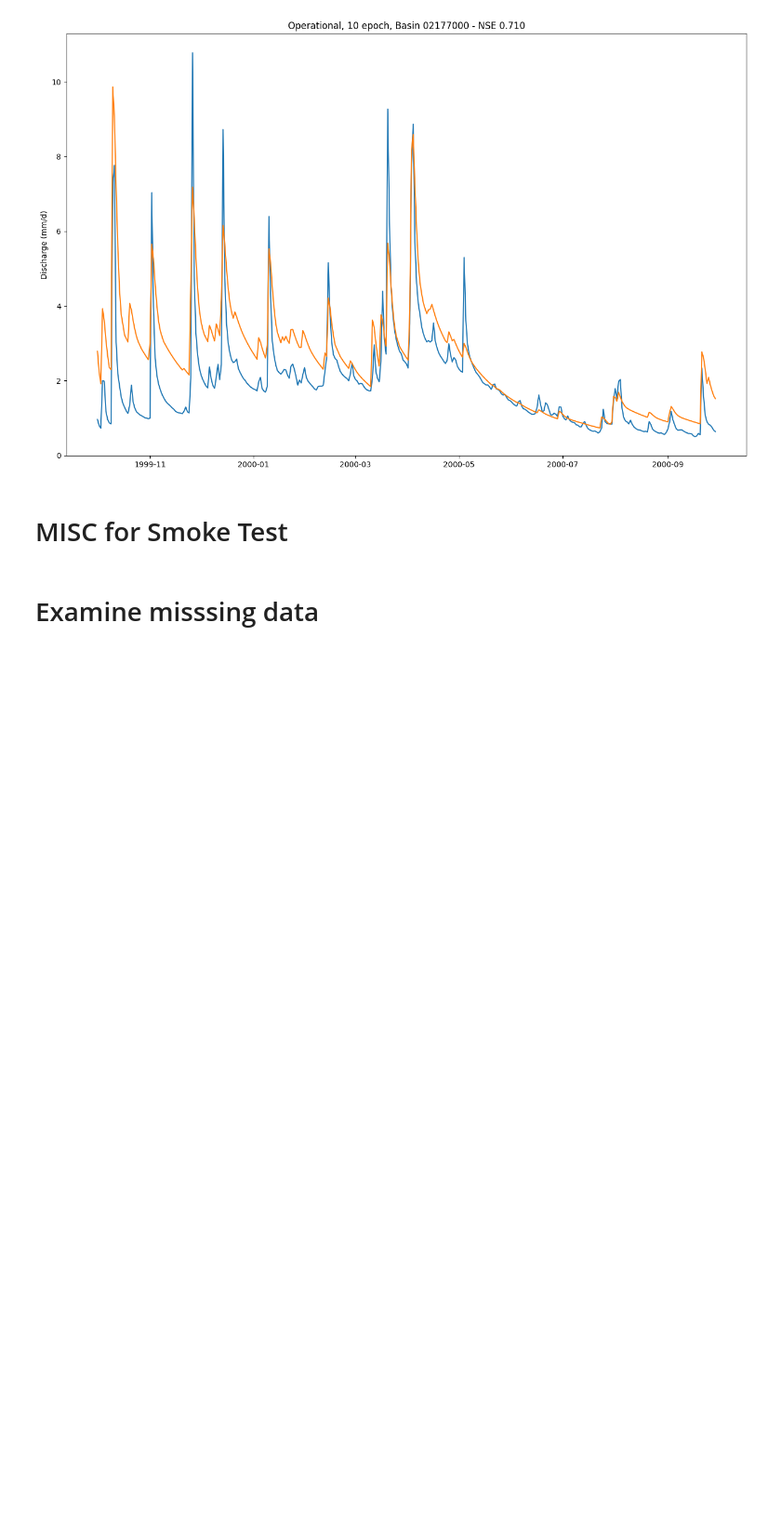
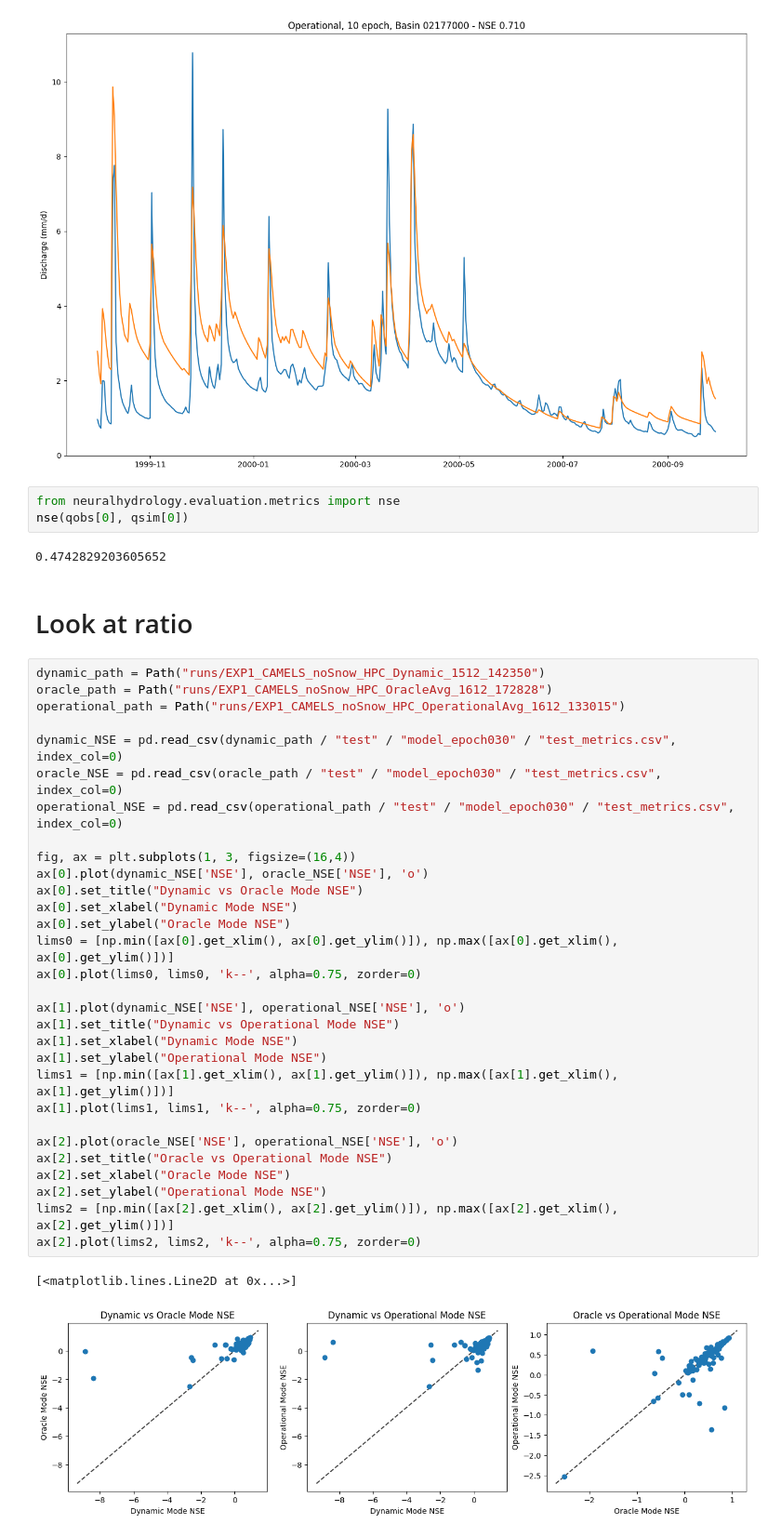
Before and after one commit to mines-ciroh/neuralhydrology-dcfe, a Jupyter notebook: examples/07-DCFE/smokeTest.ipynb, the cells around one changed output. Shown at 93% size. Saved outputs shown, nothing was run; the diff lists cells and outputs as text; blank space fills up the shorter version.

```diff
--- a/examples/07-DCFE/smokeTest.ipynb
+++ b/examples/07-DCFE/smokeTest.ipynb
@@ -255,7 +250,43 @@ ax.set_title(f"Operational, 10 epoch, Basin 02177000 - NSE {results['02177000'][
 # %% [output]
 Text(0.5, 1.0, 'Operational, 10 epoch, Basin 02177000 - NSE 0.710')
 [figure]
-# %% [markdown]
-# MISC for Smoke Test
-# %% [markdown]
-# Examine misssing data
+# %%
+from neuralhydrology.evaluation.metrics import nse
+nse(qobs[0], qsim[0])
+# %% [output]
+0.4742829203605652
+# %% [markdown]
+# Look at ratio
+# %%
+dynamic_path = Path("runs/EXP1_CAMELS_noSnow_HPC_Dynamic_1512_142350")
+oracle_path = Path("runs/EXP1_CAMELS_noSnow_HPC_OracleAvg_1612_172828")
+operational_path = Path("runs/EXP1_CAMELS_noSnow_HPC_OperationalAvg_1612_133015")
+
+dynamic_NSE = pd.read_csv(dynamic_path / "test" / "model_epoch030" / "test_metrics.csv", index_col=0)
+oracle_NSE = pd.read_csv(oracle_path / "test" / "model_epoch030" / "test_metrics.csv", index_col=0)
+operational_NSE = pd.read_csv(operational_path / "test" / "model_epoch030" / "test_metrics.csv", index_col=0)
+
+fig, ax = plt.subplots(1, 3, figsize=(16,4))
+ax[0].plot(dynamic_NSE['NSE'], oracle_NSE['NSE'], 'o')
+ax[0].set_title("Dynamic vs Oracle Mode NSE")
+ax[0].set_xlabel("Dynamic Mode NSE")
+ax[0].set_ylabel("Oracle Mode NSE")
+lims0 = [np.min([ax[0].get_xlim(), ax[0].get_ylim()]), np.max([ax[0].get_xlim(), ax[0].get_ylim()])]
+ax[0].plot(lims0, lims0, 'k--', alpha=0.75, zorder=0)
+
+ax[1].plot(dynamic_NSE['NSE'], operational_NSE['NSE'], 'o')
+ax[1].set_title("Dynamic vs Operational Mode NSE")
+ax[1].set_xlabel("Dynamic Mode NSE")
+ax[1].set_ylabel("Operational Mode NSE")
+lims1 = [np.min([ax[1].get_xlim(), ax[1].get_ylim()]), np.max([ax[1].get_xlim(), ax[1].get_ylim()])]
+ax[1].plot(lims1, lims1, 'k--', alpha=0.75, zorder=0)
+
+ax[2].plot(oracle_NSE['NSE'], operational_NSE['NSE'], 'o')
+ax[2].set_title("Oracle vs Operational Mode NSE")
+ax[2].set_xlabel("Oracle Mode NSE")
+ax[2].set_ylabel("Operational Mode NSE")
+lims2 = [np.min([ax[2].get_xlim(), ax[2].get_ylim()]), np.max([ax[2].get_xlim(), ax[2].get_ylim()])]
+ax[2].plot(lims2, lims2, 'k--', alpha=0.75, zorder=0)
+# %% [output]
+[<matplotlib.lines.Line2D at 0x...>]
+[figure, added]
```
Also changed, not shown: parts of 9 cells of this notebook, 3 other files.
